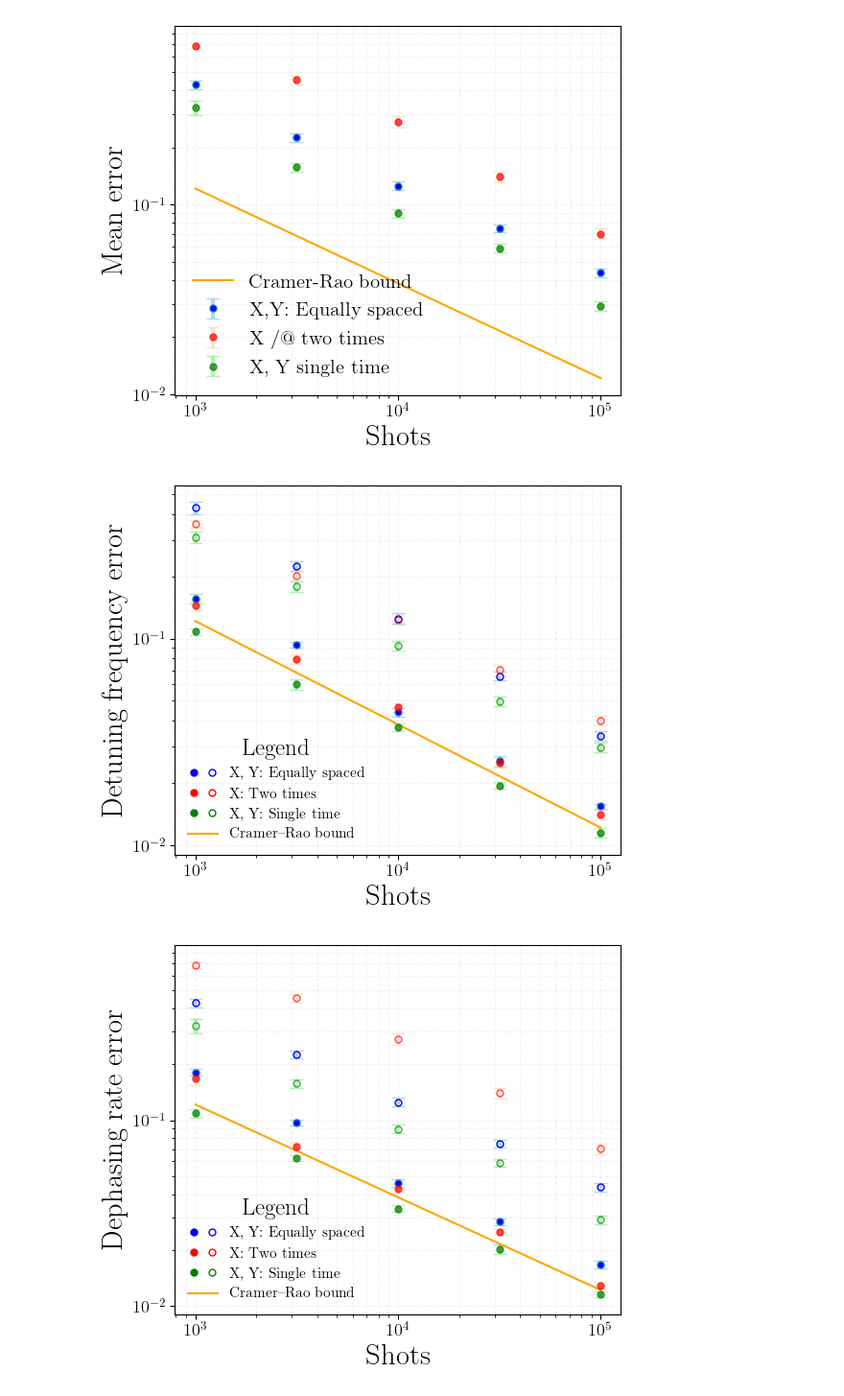
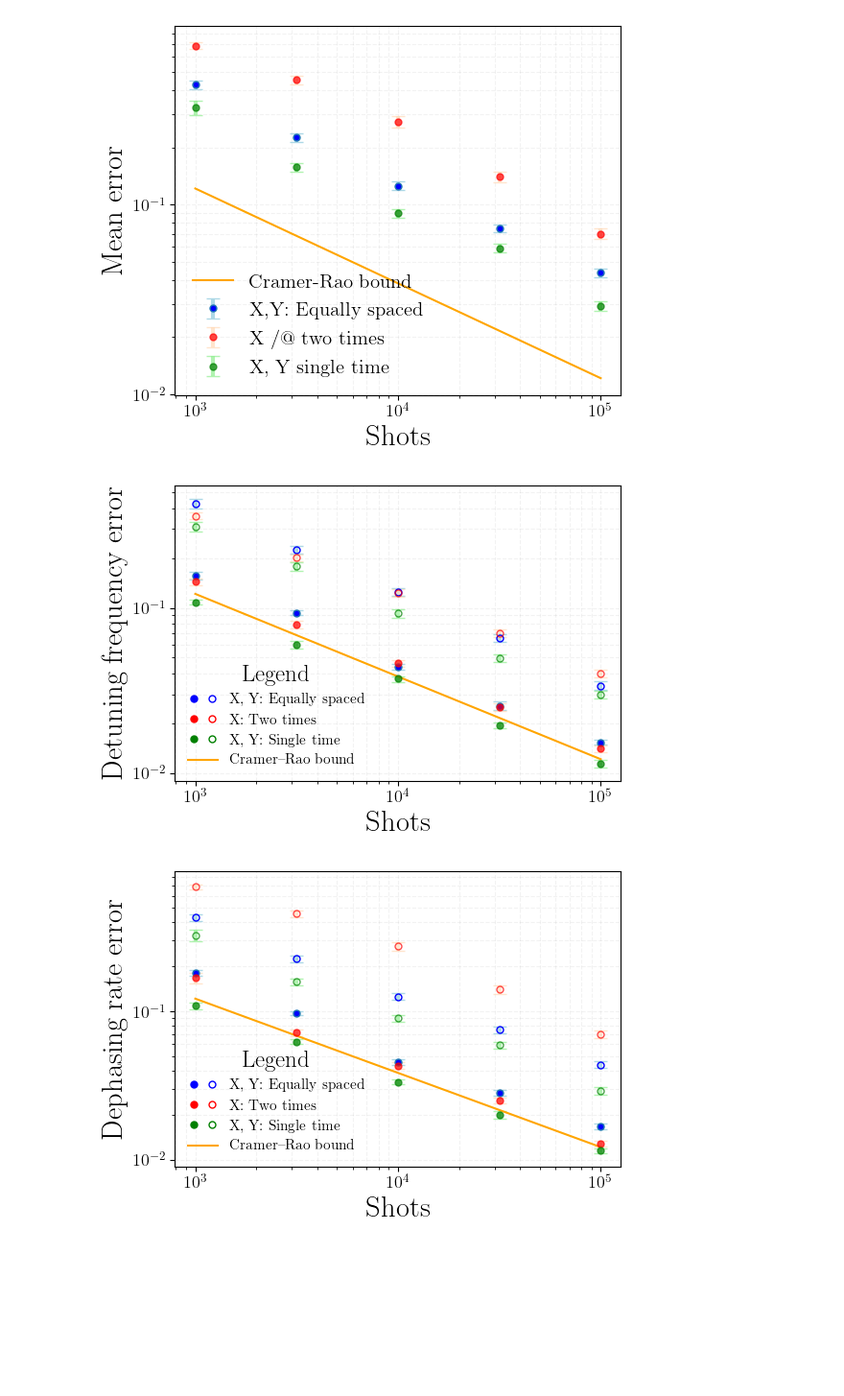
Before and after one commit to Davidkatom/Crosstalk, a Jupyter notebook: Paper/GraphForPaper.ipynb, the cells around one changed output. Shown at 96% size. Cells and saved outputs as stored; diff of their text form; code cells hidden in the pictures; blank space fills up the shorter version.

```diff
--- a/Paper/GraphForPaper.ipynb
+++ b/Paper/GraphForPaper.ipynb
@@ -9,7 +9,7 @@ plt.rcParams.update({
     'lines.markersize': 10,           # Default marker size
     'legend.fontsize': 'small',       # Legend font size
     'legend.frameon': False,          # Remove frame around legend
-    'figure.figsize': (6, 5),         # Default figure size
+    'figure.figsize': (6, 4),         # Default figure size
     'axes.grid': True,                # Enable grid for axes
     'grid.alpha': 0.1,                # Set grid transparency
     'grid.linestyle': '--',           # Set grid line style
@@ -401,7 +412,7 @@ def plot_shots_errors(
         Full path (including filename) to save the resulting figure.
     """
 
-    plt.figure(figsize=(6, 5))
+    plt.figure(figsize=(6, 4))
 
     # --- Optimal series (solid markers) ---
     plt.errorbar(
@@ -505,35 +516,35 @@ plot_shots_errors(
     fisher_median_nonopt=errors_fisher_median_w_n,
     fisher_std_nonopt=errors_fisher_std_w_n,
     local_median_nonopt=errors_local_median_w_n,
     local_std_nonopt=errors_local_std_w_n,
 
     y_label='Detuning frequency error',
     save_path=os.path.join(graphs, "shots_errors_w.svg")
 )
 
 # Figure 2: 'Dephasing rate error'
 plot_shots_errors(
     shots=shots,
     uniform_median_opt=errors_uniform_median_a_o,
     uniform_std_opt=errors_uniform_std_a_o,
     fisher_median_opt=errors_fisher_median_a_o,
     fisher_std_opt=errors_fisher_std_a_o,
     local_median_opt=errors_local_median_a_o,
     local_std_opt=errors_local_std_a_o,
 
     uniform_median_nonopt=errors_uniform_median_a_n,
     uniform_std_nonopt=errors_uniform_std_a_n,
     fisher_median_nonopt=errors_fisher_median_a_n,
     fisher_std_nonopt=errors_fisher_std_a_n,
     local_median_nonopt=errors_local_median_a_n,
     local_std_nonopt=errors_local_std_a_n,
 
     y_label='Dephasing rate error',
     save_path=os.path.join(graphs, "shots_errors_a.svg")
 )
 # %% [output]
-[figure, old version]
+[figure, new version]
-[figure, old version]
+[figure, new version]
 # %%
 ###Stability Region
 file_path= os.path.join(graphs, 'Unbiased_estimator.xlsx')
```
Also changed, not shown: parts of 4 cells of this notebook, 7 other files.
